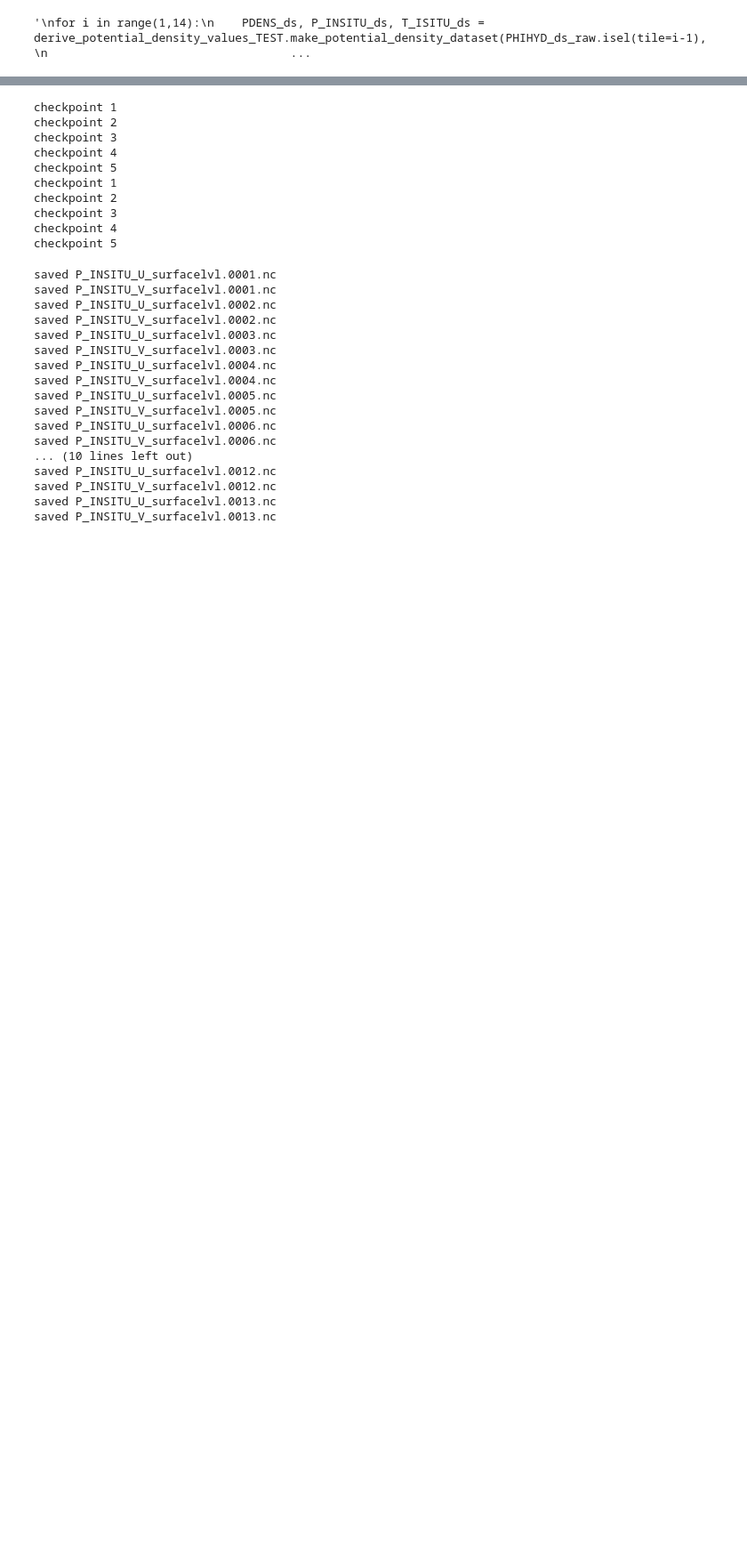
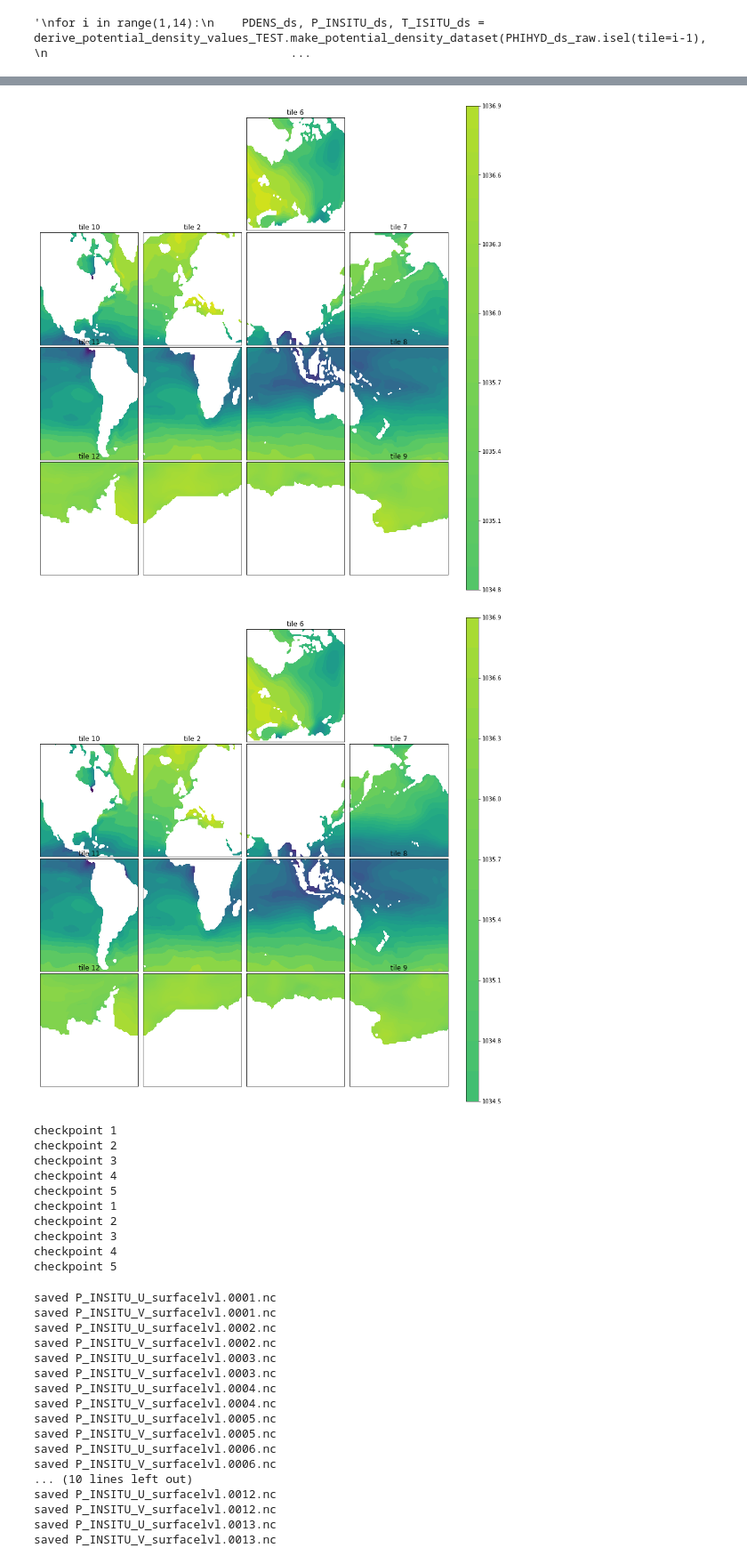
Before and after one commit to tatsumonkman47/ECCO-Cross-Isopycnal-Mixing, a Jupyter notebook: Make_PDENS_PINSITU_TINSITU_and_Interpolated_Values_Datasets.ipynb, the cells around one changed output, grey strips where cells are left out. Shown: that part at 89% size. Cells and saved outputs as stored; diff of their text form; code cells hidden in the pictures; blank space fills up the shorter version.

```diff
--- a/Make_PDENS_PINSITU_TINSITU_and_Interpolated_Values_Datasets.ipynb
+++ b/Make_PDENS_PINSITU_TINSITU_and_Interpolated_Values_Datasets.ipynb
@@ -36,12 +36,15 @@ grid = xr.open_dataset(grid_path)
 # %%
 all_times_times_slice = np.arange(0,288)
 
-P_INSITU_ds_raw = open_datasets.open_combine_raw_ECCO_tile_files(data_dir, "P_INSITU", all_times_times_slice,rename_indices=False)
-T_INSITU_ds_raw = open_datasets.open_combine_raw_ECCO_tile_files(data_dir, "T_INSITU", all_times_times_slice,rename_indices=False)
-SALT_ds_raw = open_datasets.open_combine_raw_ECCO_tile_files(data_dir, "SALT", all_times_times_slice,rename_indices=True)
+#P_INSITU_ds_raw = open_datasets.open_combine_raw_ECCO_tile_files(data_dir, "P_INSITU", all_times_times_slice,rename_indices=False)
+#T_INSITU_ds_raw = open_datasets.open_combine_raw_ECCO_tile_files(data_dir, "T_INSITU", all_times_times_slice,rename_indices=False)
+#SALT_ds_raw = open_datasets.open_combine_raw_ECCO_tile_files(data_dir, "SALT", all_times_times_slice,rename_indices=True)
+PDENS_ds_raw = open_datasets.open_combine_raw_ECCO_tile_files(data_dir, "PDENS", all_times_times_slice,rename_indices=False)
+
 
 tile_coords = np.arange(0,13)
-P_INSITU_ds = P_INSITU_ds_raw.assign_coords(i=np.arange(0,90),j=np.arange(0,90),k=np.arange(0,50)).assign_coords(tile=tile_coords)
-T_INSITU_ds = T_INSITU_ds_raw.assign_coords(i=np.arange(0,90),j=np.arange(0,90),k=np.arange(0,50)).assign_coords(tile=tile_coords)
-SALT_ds = SALT_ds_raw.assign_coords(i=np.arange(0,90),j=np.arange(0,90),k=np.arange(0,50)).assign_coords(tile=tile_coords)
+#P_INSITU_ds = P_INSITU_ds_raw.assign_coords(i=np.arange(0,90),j=np.arange(0,90),k=np.arange(0,50)).assign_coords(tile=tile_coords)
+#T_INSITU_ds = T_INSITU_ds_raw.assign_coords(i=np.arange(0,90),j=np.arange(0,90),k=np.arange(0,50)).assign_coords(tile=tile_coords)
+#SALT_ds = SALT_ds_raw.assign_coords(i=np.arange(0,90),j=np.arange(0,90),k=np.arange(0,50)).assign_coords(tile=tile_coords)
+PDENS_ds = PDENS_ds_raw.assign_coords(i=np.arange(0,90),j=np.arange(0,90),k=np.arange(0,50)).assign_coords(tile=tile_coords).drop(["timstep","land","area","thic"])
 # %% [output]
@@ -98,3 +77,24 @@ for i in range(1,14):
 """
 # %% [output]
 '\nfor i in range(1,14):\n    PDENS_ds, P_INSITU_ds, T_ISITU_ds = derive_potential_density_values_TEST.make_potential_density_dataset(PHIHYD_ds_raw.isel(tile=i-1), \n                                   ...
+# %%
+PDENS_darray_u_points, PDENS_u_slope, j = interpolation.interpolate_c_to_u(PDENS_ds.PDENS,grid)
+PDENS_darray_v_points, PDENS_v_slope, j = interpolation.interpolate_c_to_v(PDENS_ds.PDENS,grid)
+
+PDENS_U = PDENS_ds.rename({"i":"i_g"})*0 + PDENS_darray_u_points
+PDENS_V = PDENS_ds.rename({"j":"j_g"})*0 + PDENS_darray_v_points
+
+for i in range(1,14):
+
+    if i < 10:
+        #PDENS_ds.to_netcdf("./nctiles_monthly/PDENS/PDENS.000"+str(i)+".nc")
+        PDENS_U.isel(tile=i-1).to_netcdf("../../../Datasets-For-Projects/ECCO_Datasets/"+data_dir+"PDENS_U/PDENS_U.000"+str(i)+".nc")
+        print("saved PDENS_U.000"+str(i)+".nc")
+        PDENS_V.isel(tile=i-1).to_netcdf("../../../Datasets-For-Projects/ECCO_Datasets/"+data_dir+"/PDENS_V/PDENS_V.000"+str(i)+".nc")
+        print("saved PDENS_V.000"+str(i)+".nc")
+    else:
+        #PDENS_ds.to_netcdf("./nctiles_monthly/PDENS/PDENS.00"+str(i)+".nc")
+        PDENS_U.isel(tile=i-1).to_netcdf("../../../Datasets-For-Projects/ECCO_Datasets/"+data_dir+"/PDENS_U/PDENS_U.00"+str(i)+".nc")
+        print("saved PDENS_U.00"+str(i)+".nc")
+        PDENS_V.isel(tile=i-1).to_netcdf("../../../Datasets-For-Projects/ECCO_Datasets/"+data_dir+"/PDENS_V/PDENS_V.00"+str(i)+".nc")
+        print("saved PDENS_V.00"+str(i)+".nc")
@@ -100,0 +119,4 @@ for i in range(1,14):
+# %%
+plotting_functions.world_plot(PDENS_darray_v_points.isel(k=0,time=0))
+plotting_functions.world_plot(PDENS_darray_u_points.isel(k=0,time=0))
+# %% [output]
@@ -101,3 +124,5 @@ for i in range(1,14):
+[figure, added]
+[figure, added]
 # %%
 P_INSITU_at_u_points, slope, j = interpolation.interpolate_c_to_u(P_INSITU_ds.P_INSITU.isel(k=slice(0,1)),grid)
 P_INSITU_at_v_points, slope, j = interpolation.interpolate_c_to_v(P_INSITU_ds.P_INSITU.isel(k=slice(0,1)),grid)
```
Also changed, not shown: parts of 7 cells of this notebook, 4 other files.
